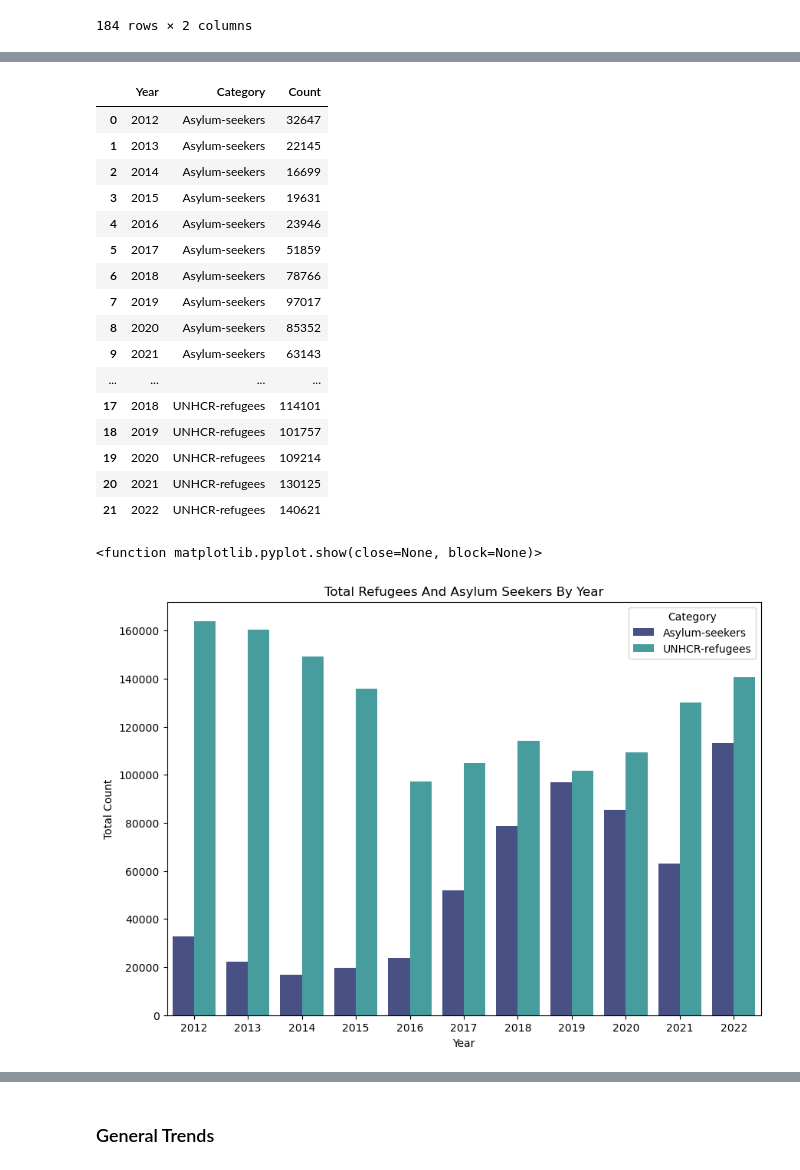
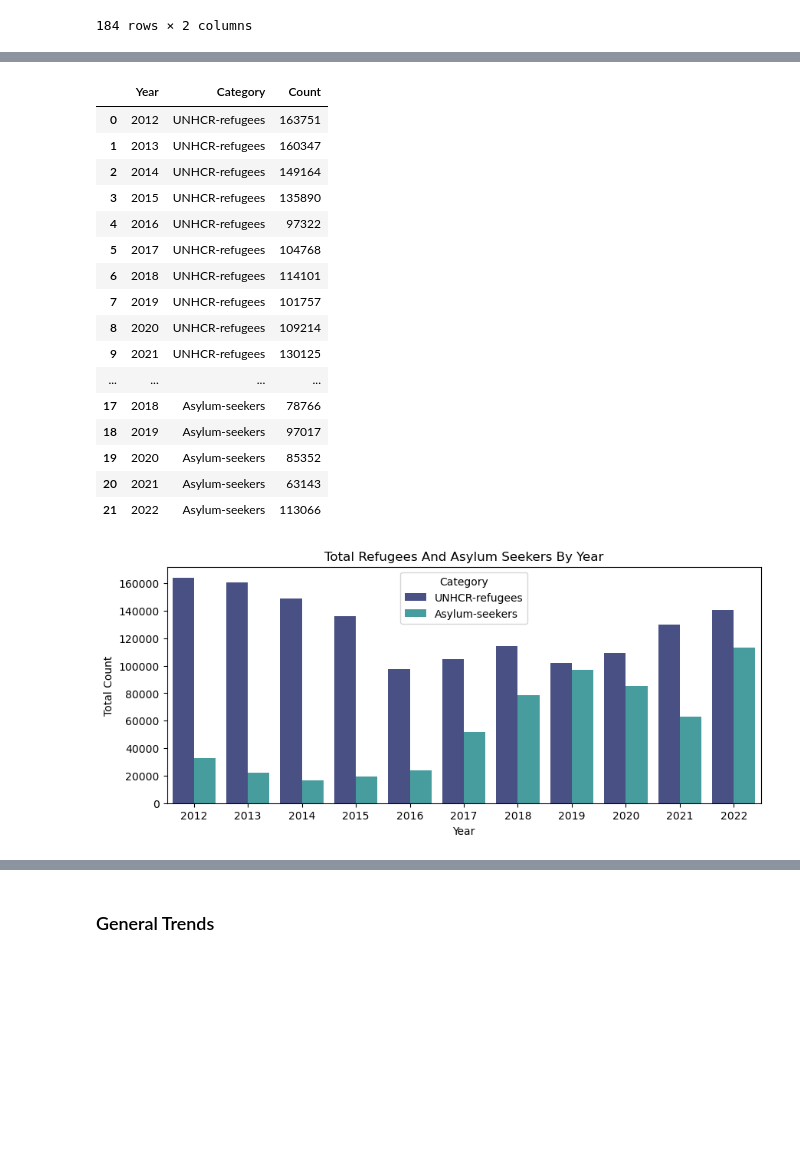
Before and after one commit to SeunAina/Canada-Refugee-Statistics-Analysis-Using-Python, a Jupyter notebook: Canada_Refugee_Analysis.ipynb, the cells around one changed output, grey strips where cells are left out. Cells and saved outputs as stored; diff of their text form; code cells hidden in the pictures; blank space fills up the shorter version.

Commit message:
Canada Refugee EDA

```diff
--- a/Canada_Refugee_Analysis.ipynb
+++ b/Canada_Refugee_Analysis.ipynb
@@ -236,6 +236,6 @@ top_refugees_by_countries
 | 183 | Western Sahara | 5 |
 184 rows × 2 columns
 # %%
-resettled_and_asylum_yrls = df[["Asylum-seekers","UNHCR-refugees"]].groupby(df["Year"]).sum().sort_values("Year").reset_index()
+resettled_and_asylum_yrls = df[["UNHCR-refugees","Asylum-seekers"]].groupby(df["Year"]).sum().sort_values("Year").reset_index()
 resettled_and_asylum_yrls
 # %% [output]
@@ -256,30 +256,29 @@ melted_data = pd.melt(resettled_and_asylum_yrls, id_vars = ["Year"], var_name =
 melted_data
 # %% [output]
 |  | Year | Category | Count |
-| 0 | 2012 | Asylum-seekers | 32647 |
-| 1 | 2013 | Asylum-seekers | 22145 |
-| 2 | 2014 | Asylum-seekers | 16699 |
-| 3 | 2015 | Asylum-seekers | 19631 |
-| 4 | 2016 | Asylum-seekers | 23946 |
-| 5 | 2017 | Asylum-seekers | 51859 |
-| 6 | 2018 | Asylum-seekers | 78766 |
-| 7 | 2019 | Asylum-seekers | 97017 |
-| 8 | 2020 | Asylum-seekers | 85352 |
-| 9 | 2021 | Asylum-seekers | 63143 |
+| 0 | 2012 | UNHCR-refugees | 163751 |
+| 1 | 2013 | UNHCR-refugees | 160347 |
+| 2 | 2014 | UNHCR-refugees | 149164 |
+| 3 | 2015 | UNHCR-refugees | 135890 |
+| 4 | 2016 | UNHCR-refugees | 97322 |
+| 5 | 2017 | UNHCR-refugees | 104768 |
+| 6 | 2018 | UNHCR-refugees | 114101 |
+| 7 | 2019 | UNHCR-refugees | 101757 |
+| 8 | 2020 | UNHCR-refugees | 109214 |
+| 9 | 2021 | UNHCR-refugees | 130125 |
 | ... | ... | ... | ... |
-| 17 | 2018 | UNHCR-refugees | 114101 |
-| 18 | 2019 | UNHCR-refugees | 101757 |
-| 19 | 2020 | UNHCR-refugees | 109214 |
-| 20 | 2021 | UNHCR-refugees | 130125 |
-| 21 | 2022 | UNHCR-refugees | 140621 |
+| 17 | 2018 | Asylum-seekers | 78766 |
+| 18 | 2019 | Asylum-seekers | 97017 |
+| 19 | 2020 | Asylum-seekers | 85352 |
+| 20 | 2021 | Asylum-seekers | 63143 |
+| 21 | 2022 | Asylum-seekers | 113066 |
 # %%
-plt.figure(figsize = (10,7))
+plt.figure(figsize = (10,4))
 sns.barplot(x= "Year", y = "Count", hue = "Category", data = melted_data, palette = "mako")
 plt.title("Total Refugees And Asylum Seekers By Year")
 plt.xlabel("Year")
 plt.ylabel("Total Count")
 
-plt.show
+plt.show()
 # %% [output]
-<function matplotlib.pyplot.show(close=None, block=None)>
-[figure, old version]
+[figure, new version]
```
Also changed, not shown: parts of 5 cells of this notebook.
